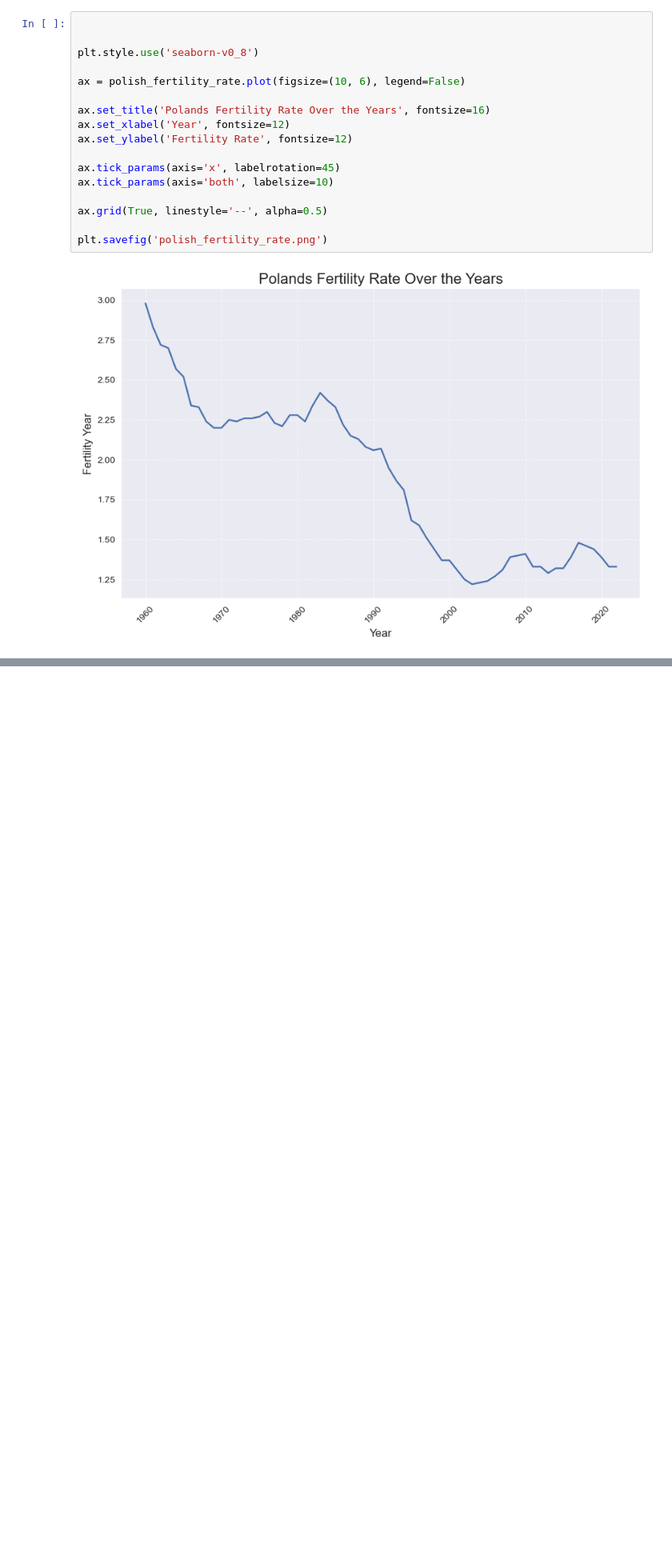
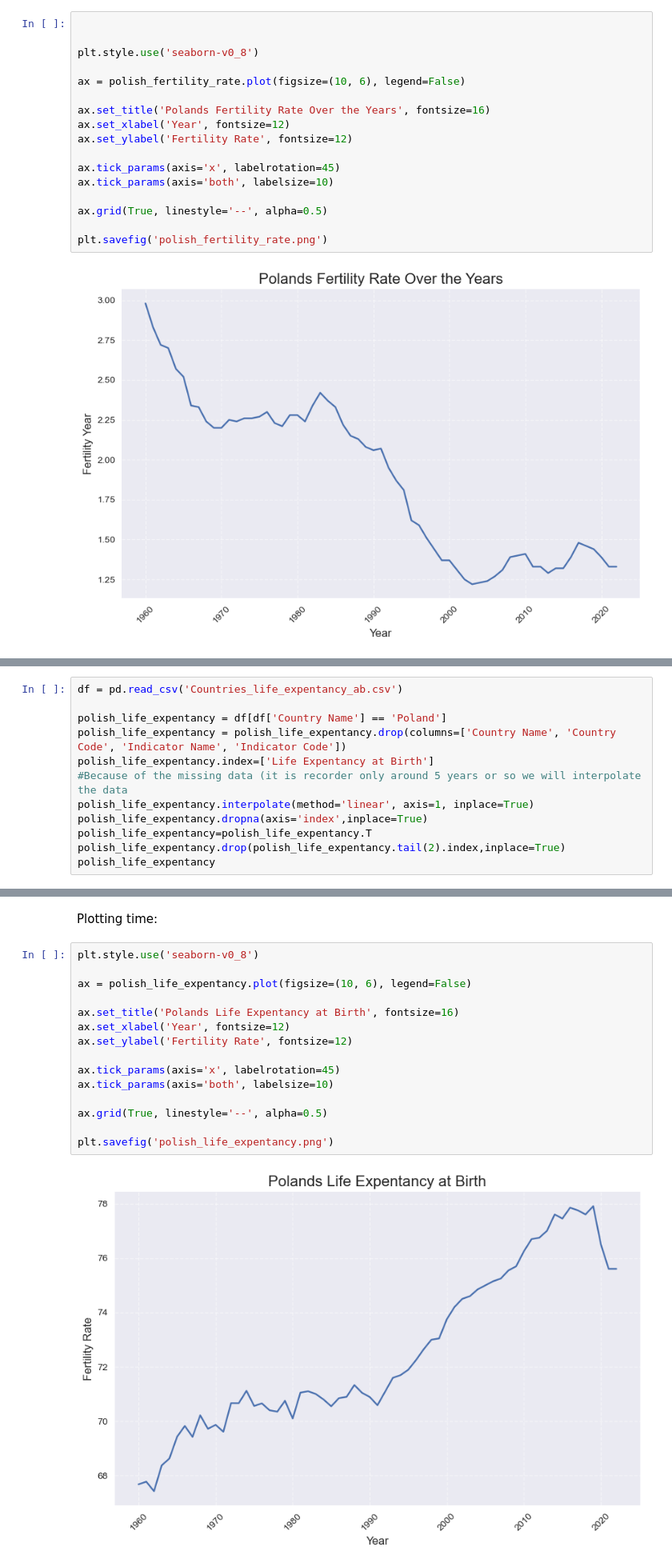
Before and after one commit to coolka1234/scikit-learn-poland-demography, a Jupyter notebook: demografia_polski.ipynb, the cells around one changed output, grey strips where cells are left out. Shown: that part at 80% size. Cells and saved outputs as stored; diff of their text form; blank space fills up the shorter version.

Commit message:
combined data and added more advanced profiling

```diff
--- a/demografia_polski.ipynb
+++ b/demografia_polski.ipynb
@@ -164,0 +168,12 @@ plt.savefig('polish_fertility_rate.png')
+# %%
+df = pd.read_csv('Countries_life_expentancy_ab.csv')
+
+polish_life_expentancy = df[df['Country Name'] == 'Poland']
+polish_life_expentancy = polish_life_expentancy.drop(columns=['Country Name', 'Country Code', 'Indicator Name', 'Indicator Code'])
+polish_life_expentancy.index=['Life Expentancy at Birth']
+#Because of the missing data (it is recorder only around 5 years or so we will interpolate the data
+polish_life_expentancy.interpolate(method='linear', axis=1, inplace=True)
+polish_life_expentancy.dropna(axis='index',inplace=True)
+polish_life_expentancy=polish_life_expentancy.T
+polish_life_expentancy.drop(polish_life_expentancy.tail(2).index,inplace=True)
+polish_life_expentancy
@@ -164,0 +194,19 @@ plt.savefig('polish_fertility_rate.png')
+# %% [markdown]
+Plotting time:
+# %%
+plt.style.use('seaborn-v0_8')
+
+ax = polish_life_expentancy.plot(figsize=(10, 6), legend=False)
+
+ax.set_title('Polands Life Expentancy at Birth', fontsize=16)
+ax.set_xlabel('Year', fontsize=12)
+ax.set_ylabel('Fertility Rate', fontsize=12)
+
+ax.tick_params(axis='x', labelrotation=45)
+ax.tick_params(axis='both', labelsize=10)
+
+ax.grid(True, linestyle='--', alpha=0.5)
+
+plt.savefig('polish_life_expentancy.png')
+# %% [output]
+[figure, added]
```
Also changed, not shown: parts of 6 cells of this notebook, 4 other files.
